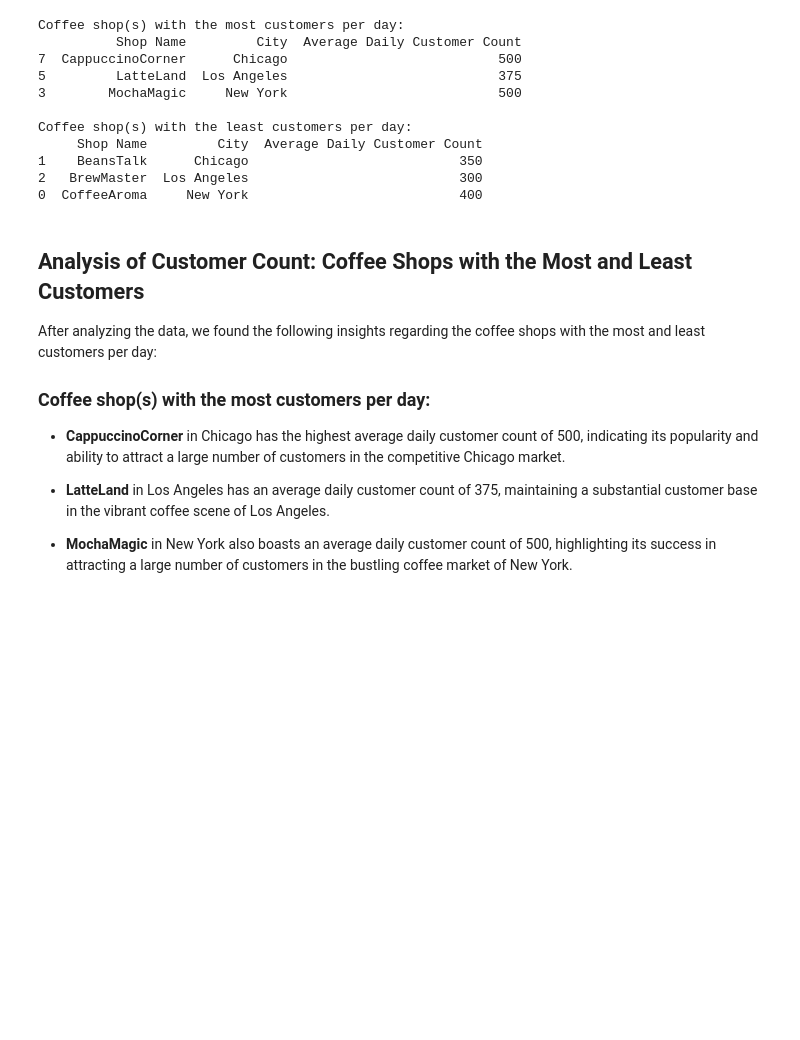
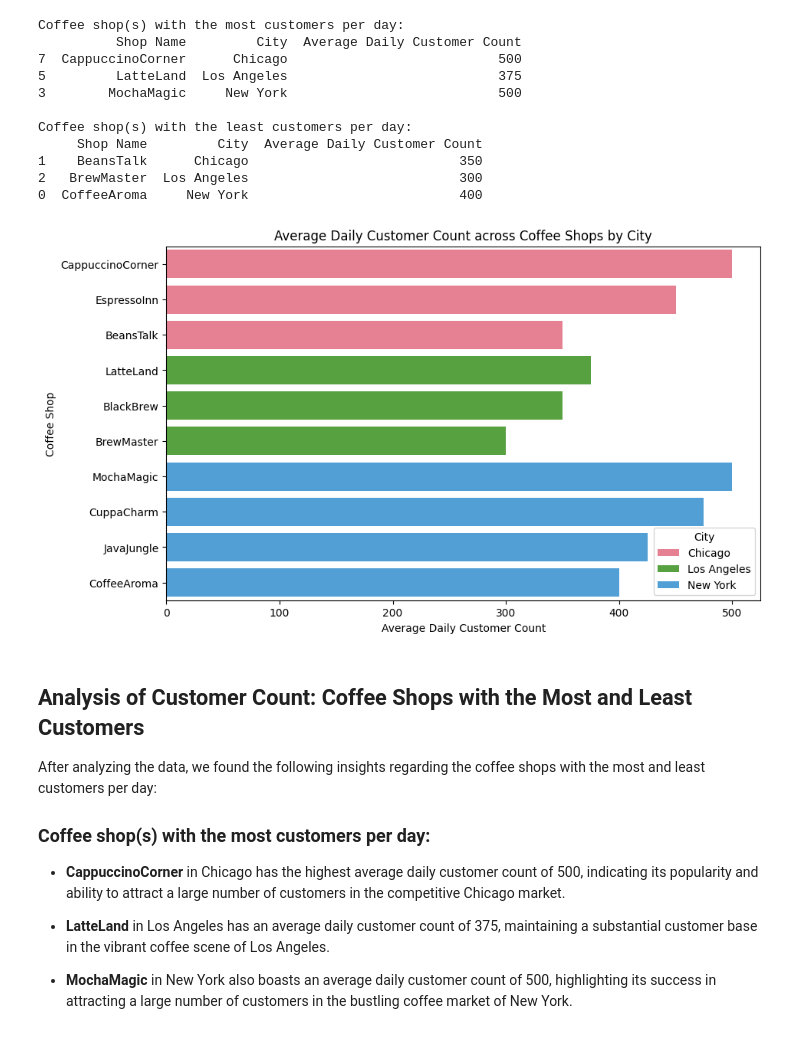
Before and after one commit to Tantuc/Coffee-Shop-Data-Analysis, a Jupyter notebook: Coffee_Shop_Data_Analysis.ipynb, the cells around one changed output. Saved outputs shown, nothing was run; the diff lists cells and outputs as text; code cells hidden in the pictures; blank space fills up the shorter version.

```diff
--- a/Coffee_Shop_Data_Analysis.ipynb
+++ b/Coffee_Shop_Data_Analysis.ipynb
@@ -148,6 +173,34 @@ Coffee shop(s) with the least customers per day:
 1    BeansTalk      Chicago                           350
 2   BrewMaster  Los Angeles                           300
 0  CoffeeAroma     New York                           400
+# %%
+import seaborn as sns
+import matplotlib.pyplot as plt
+
+# Sort dataframe by 'City' and 'Average Daily Customer Count'
+df_sorted = df.sort_values(['City', 'Average Daily Customer Count'], ascending=[True, False])
+
+# Set up the figure and axes for the plot
+plt.figure(figsize=(10,6))
+
+# Define the color palette
+color_palette = sns.color_palette("husl", n_colors=len(df['City'].unique()))
+
+# Create a bar plot
+sns.barplot(x='Average Daily Customer Count', y='Shop Name', hue='City', data=df_sorted, dodge=False, palette=color_palette)
+
+# Add title and labels
+plt.title('Average Daily Customer Count across Coffee Shops by City')
+plt.xlabel('Average Daily Customer Count')
+plt.ylabel('Coffee Shop')
+
+# Add legend
+plt.legend(title='City')
+
+# Display the plot
+plt.show()
+# %% [output]
+[figure, added]
 # %% [markdown]
 ## Analysis of Customer Count: Coffee Shops with the Most and Least Customers
 
```
Also changed, not shown: parts of 8 cells of this notebook.
